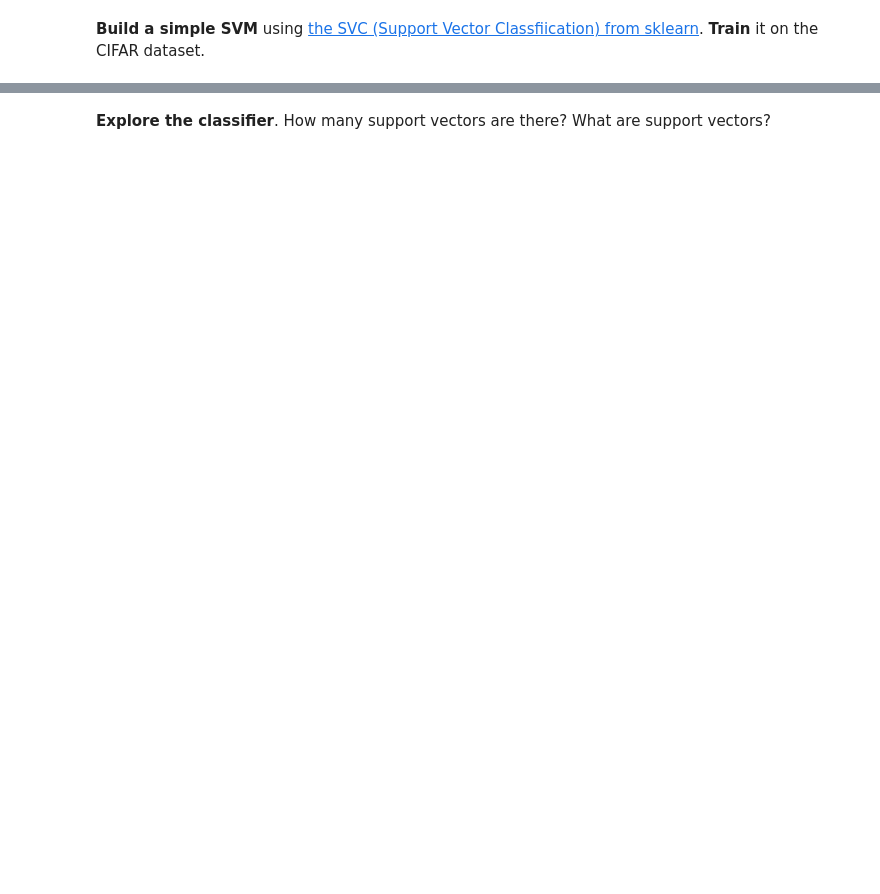
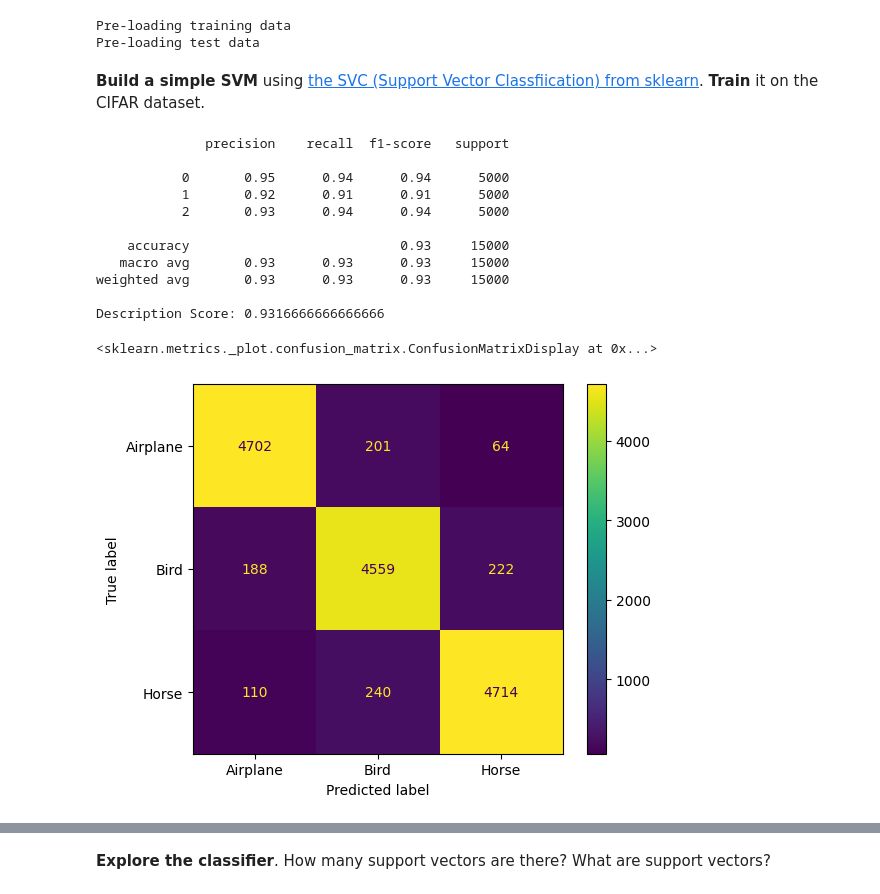
Before and after one commit to liseregn/INFO_H501, a Jupyter notebook: docs/LABS/ML3_SVM.ipynb, the cells around one changed output, grey strips where cells are left out. Saved outputs shown, nothing was run; the diff lists cells and outputs as text; code cells hidden in the pictures; blank space fills up the shorter version.

```diff
--- a/docs/LABS/ML3_SVM.ipynb
+++ b/docs/LABS/ML3_SVM.ipynb
@@ -9,7 +9,11 @@ This separation is generally not possible to achieve in the original data space.
 # %%
 from lab_tools import CIFAR10, evaluate_classifier, get_hog_image
 
-dataset = CIFAR10('../../extern_data/CIFAR10/')
+
+dataset = CIFAR10("C:/Users/regna/Documents/ULB/MA2/Q2/INFO_H501/INFO_H501/docs/LABS/CIFAR10/")
+# %% [output]
+Pre-loading training data
+Pre-loading test data
 # %% [markdown]
 **Build a simple SVM** using [the SVC (Support Vector Classfiication) from sklearn](http://scikit-learn.org/stable/modules/generated/sklearn.svm.SVC.html#sklearn.svm.SVC).
 **Train** it on the CIFAR dataset.
@@ -20,0 +28,35 @@ from sklearn.model_selection import StratifiedKFold
+# %%
+X_train_val = dataset.train["hog"]
+y_train_val = dataset.train["labels"]
+X_test = dataset.test["hog"]
+y_test = dataset.test["labels"]
+
+
+
+clf = Pipeline(steps=[('standardscaler', StandardScaler()),
+                ('svc', SVC(kernel = 'rbf',C=1.0, gamma='scale'))]) #default parameters
+#Description
+clf.fit(X_train_val, y_train_val)
+pred_desc = clf.predict(X_train_val)
+
+score_desc = accuracy_score(pred_desc, y_train_val)
+cm = confusion_matrix(pred_desc, y_train_val)
+
+print(classification_report(y_train_val, pred_desc))
+print(f"Description Score: {score_desc}")
+disp = ConfusionMatrixDisplay(confusion_matrix=cm, display_labels=dataset.labels)
+disp.plot()
+# %% [output]
+              precision    recall  f1-score   support
+
+           0       0.95      0.94      0.94      5000
+           1       0.92      0.91      0.91      5000
+           2       0.93      0.94      0.94      5000
+
+    accuracy                           0.93     15000
+   macro avg       0.93      0.93      0.93     15000
+weighted avg       0.93      0.93      0.93     15000
+
+Description Score: 0.9316666666666666
+<sklearn.metrics._plot.confusion_matrix.ConfusionMatrixDisplay at 0x...>
+[figure, added]
```
Also changed, not shown: parts of 16 cells of this notebook, 1 other file.
